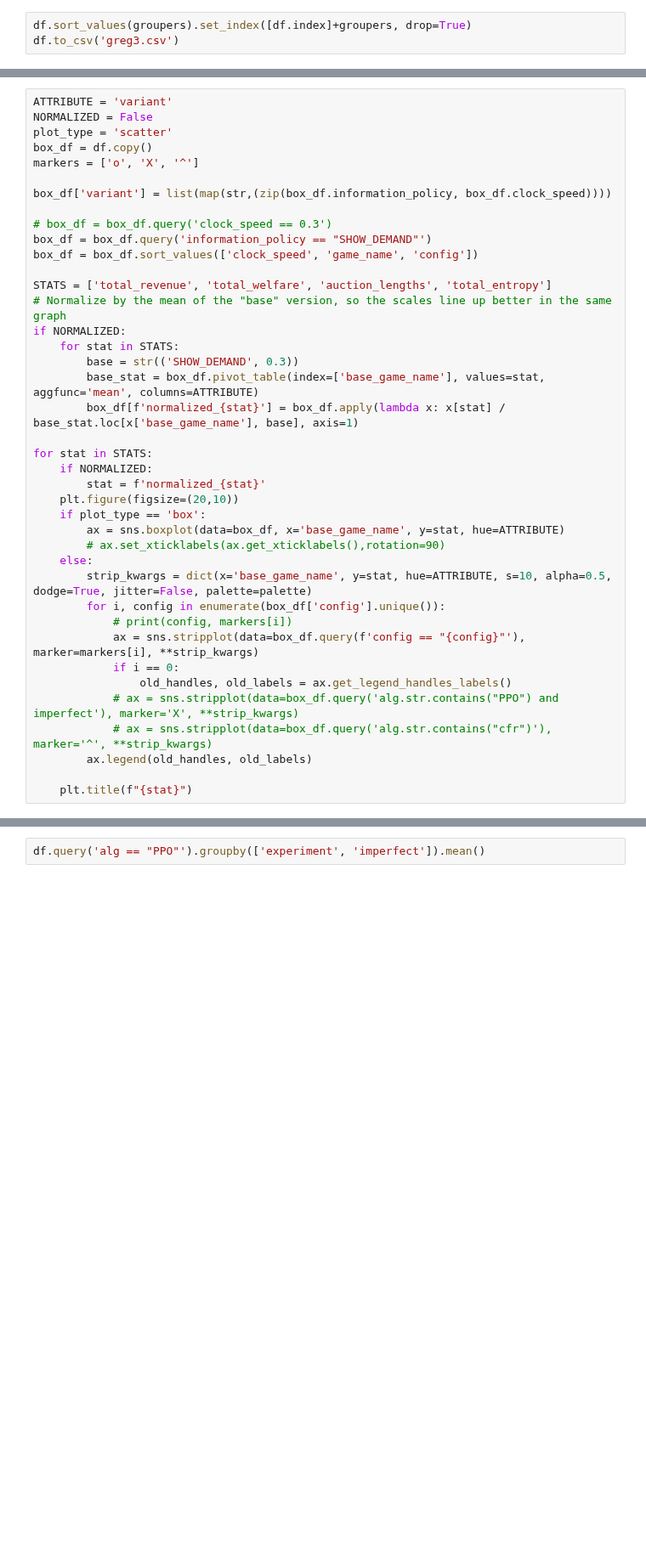
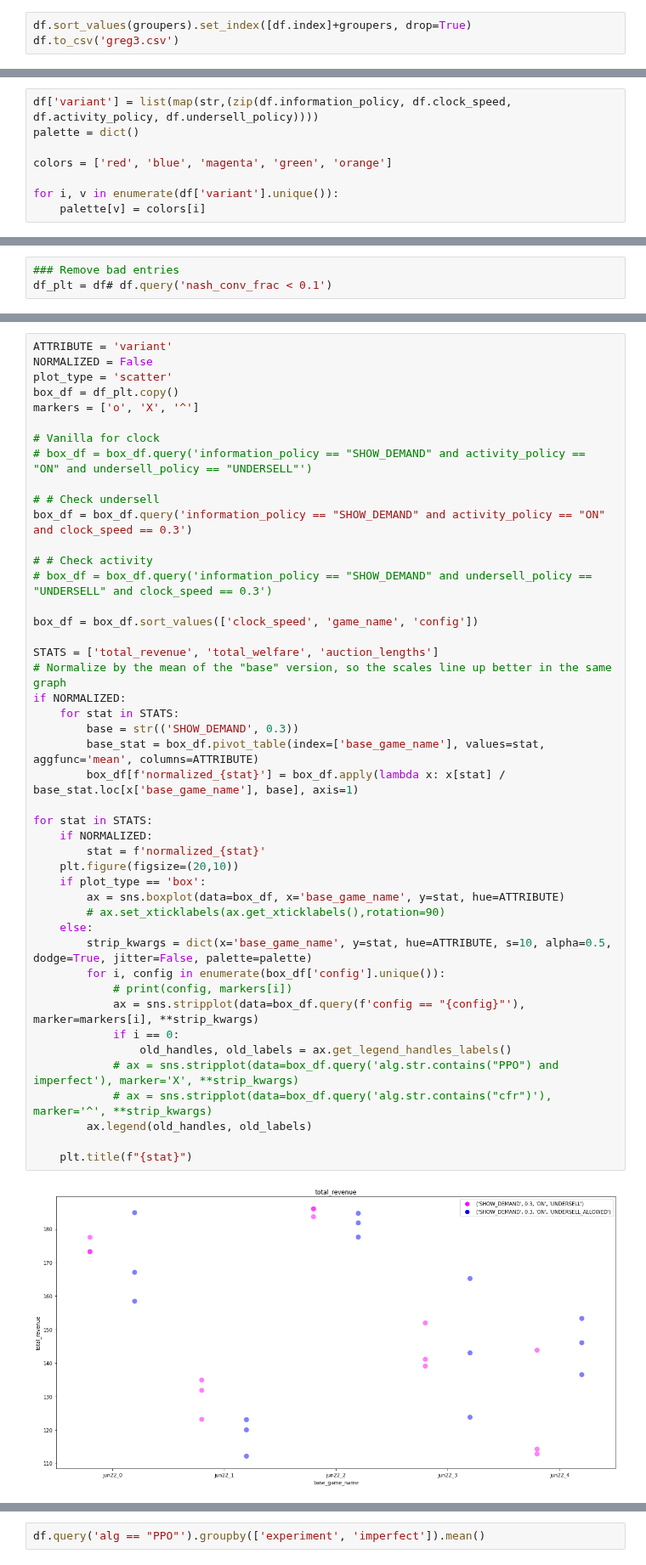
Before and after one commit to newmanne/open_spiel, a Jupyter notebook: open_spiel/python/examples/notebooks/greg/2023-06-05-analyze_small_games.ipynb, the cells around one changed output, grey strips where cells are left out. Shown at 85% size. Drawn from its saved outputs; the diff is of its cells as text; blank space fills up the shorter version.

```diff
--- a/open_spiel/python/examples/notebooks/greg/2023-06-05-analyze_small_games.ipynb
+++ b/open_spiel/python/examples/notebooks/greg/2023-06-05-analyze_small_games.ipynb
@@ -234,0 +304,8 @@ df.columns
+# %%
+df['variant'] = list(map(str,(zip(df.information_policy, df.clock_speed, df.activity_policy, df.undersell_policy))))
+palette = dict()
+
+colors = ['red', 'blue', 'magenta', 'green', 'orange']
+
+for i, v in enumerate(df['variant'].unique()):
+    palette[v] = colors[i]
@@ -234,0 +314,3 @@ df.columns
+# %%
+### Remove bad entries
+df_plt = df# df.query('nash_conv_frac < 0.1')
@@ -236,39 +338,46 @@ df.columns
 ATTRIBUTE = 'variant'
 NORMALIZED = False
 plot_type = 'scatter'
-box_df = df.copy()
+box_df = df_plt.copy()
 markers = ['o', 'X', '^']
 
-box_df['variant'] = list(map(str,(zip(box_df.information_policy, box_df.clock_speed))))
+# Vanilla for clock
+# box_df = box_df.query('information_policy == "SHOW_DEMAND" and activity_policy == "ON" and undersell_policy == "UNDERSELL"')
 
-# box_df = box_df.query('clock_speed == 0.3')
-box_df = box_df.query('information_policy == "SHOW_DEMAND"')
+# # Check undersell
+box_df = box_df.query('information_policy == "SHOW_DEMAND" and activity_policy == "ON" and clock_speed == 0.3')
+
+# # Check activity
+# box_df = box_df.query('information_policy == "SHOW_DEMAND" and undersell_policy == "UNDERSELL" and clock_speed == 0.3')
+
 box_df = box_df.sort_values(['clock_speed', 'game_name', 'config'])
 
-STATS = ['total_revenue', 'total_welfare', 'auction_lengths', 'total_entropy']
+STATS = ['total_revenue', 'total_welfare', 'auction_lengths']
 # Normalize by the mean of the "base" version, so the scales line up better in the same graph
 if NORMALIZED:
     for stat in STATS:
         base = str(('SHOW_DEMAND', 0.3))
         base_stat = box_df.pivot_table(index=['base_game_name'], values=stat, aggfunc='mean', columns=ATTRIBUTE)
         box_df[f'normalized_{stat}'] = box_df.apply(lambda x: x[stat] / base_stat.loc[x['base_game_name'], base], axis=1)
 
 for stat in STATS:
     if NORMALIZED:
         stat = f'normalized_{stat}'
     plt.figure(figsize=(20,10))
     if plot_type == 'box':
         ax = sns.boxplot(data=box_df, x='base_game_name', y=stat, hue=ATTRIBUTE)
         # ax.set_xticklabels(ax.get_xticklabels(),rotation=90)
     else:
         strip_kwargs = dict(x='base_game_name', y=stat, hue=ATTRIBUTE, s=10, alpha=0.5, dodge=True, jitter=False, palette=palette)
         for i, config in enumerate(box_df['config'].unique()):
             # print(config, markers[i])
             ax = sns.stripplot(data=box_df.query(f'config == "{config}"'), marker=markers[i], **strip_kwargs)
             if i == 0:
                 old_handles, old_labels = ax.get_legend_handles_labels()
             # ax = sns.stripplot(data=box_df.query('alg.str.contains("PPO") and imperfect'), marker='X', **strip_kwargs)
             # ax = sns.stripplot(data=box_df.query('alg.str.contains("cfr")'), marker='^', **strip_kwargs)
         ax.legend(old_handles, old_labels)
 
     plt.title(f"{stat}")
+# %% [output]
+[figure, added]
```
Also changed, not shown: parts of 19 cells of this notebook, 59 other files.
